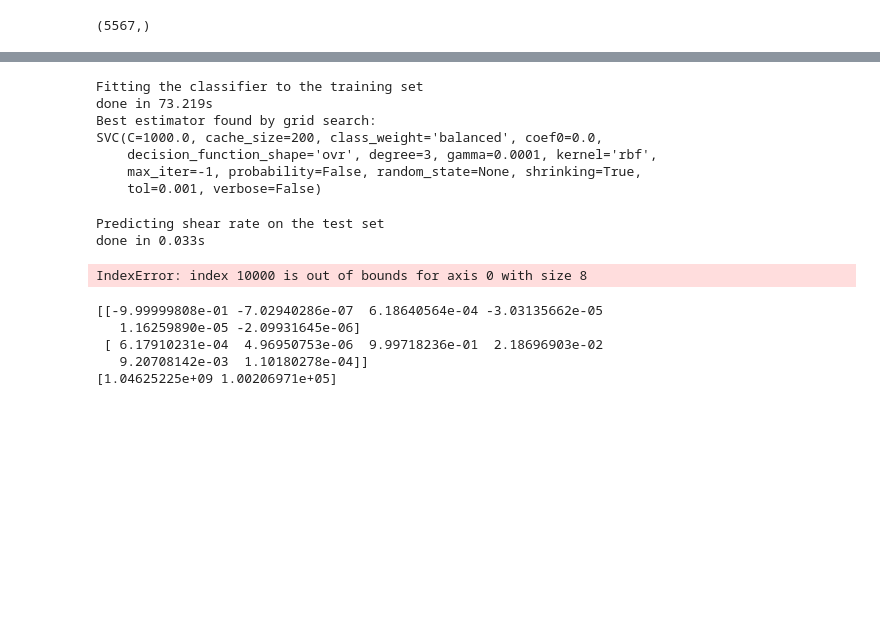
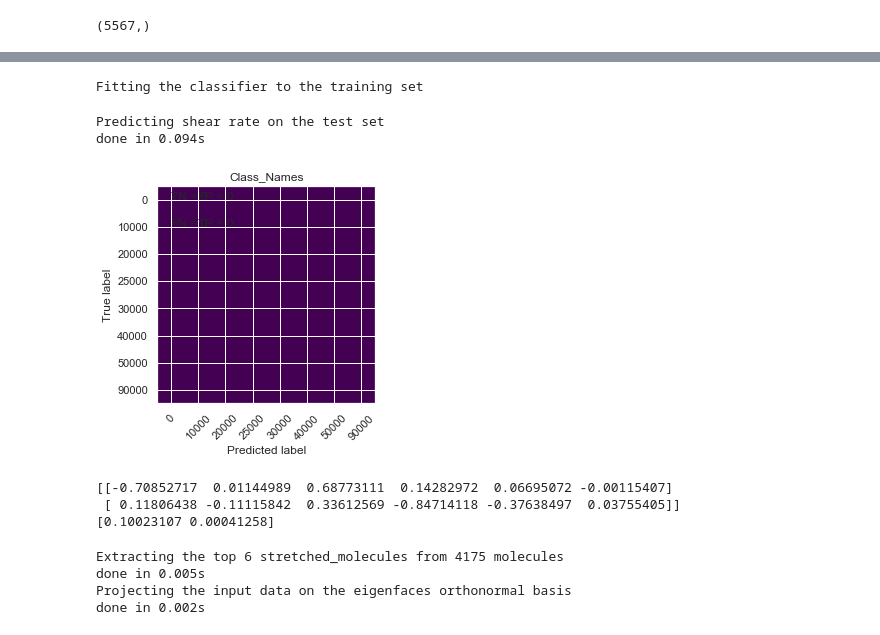
Before and after one commit to yiwang05/Conformational_change_of_VWF_under_shear, a Jupyter notebook: Linear ML.ipynb, the cells around one changed output, grey strips where cells are left out. Cells and saved outputs as stored; diff of their text form; code cells hidden in the pictures; blank space fills up the shorter version.

```diff
--- a/Linear ML.ipynb
+++ b/Linear ML.ipynb
@@ -43,8 +40,8 @@ X.shape
 # %%
 y = X[['shear rate']].values.ravel()
 print(y)
-X_=X.drop(columns=['shear rate'])
-print(X_)
+X=X.drop(columns=['shear rate'])
+print(X)
 # %% [output]
 [    0.     0.     0. ... 90000. 90000. 90000.]
       eccentricity  convex_area  major_axis_length  minor_axis_length  \
@@ -85,54 +102,49 @@ print("Best estimator found by grid search:")
 print(clf.best_estimator_)
 # %% [output]
 Fitting the classifier to the training set
-done in 73.219s
-Best estimator found by grid search:
-SVC(C=1000.0, cache_size=200, class_weight='balanced', coef0=0.0,
-    decision_function_shape='ovr', degree=3, gamma=0.0001, kernel='rbf',
-    max_iter=-1, probability=False, random_state=None, shrinking=True,
-    tol=0.001, verbose=False)
 # %%
 print("Predicting shear rate on the test set")
 t0 = time()
 y_pred = clf.predict(X_test)
 print("done in %0.3fs" % (time() - t0))
 
 shear_rate = np.array([0,10000,20000,25000,30000,40000,50000,90000])
-for i in shear_rate:
-    shear_rate[i]=str(shear_rate[i])
 n_classes = shear_rate.shape[0]
 
-print(classification_report(y_test, y_pred, target_names=shear_rate))
+print(classification_report(y_test, y_pred, target_names=str(shear_rate)))
 
 
 cm = confusion_matrix(y_test, y_pred, labels=range(n_classes))
 
 plt.clf()
 plt.imshow(cm, interpolation='nearest', cmap=plt.cm.viridis)
 plt.title('Class_Names')
 plt.ylabel('True label')
 plt.xlabel('Predicted label')
 tick_marks = np.arange(len(shear_rate))
 plt.xticks(tick_marks, shear_rate, rotation=45)
 plt.yticks(tick_marks, shear_rate)
 s = [['TN','FP'], ['FN', 'TP']]
 for i in range(2):
     for j in range(2):
         plt.text(j,i, str(s[i][j])+" = "+str(cm[i][j]))
 plt.show()
 # %% [output]
 Predicting shear rate on the test set
-done in 0.033s
+done in 0.094s
-IndexError: index 10000 is out of bounds for axis 0 with size 8
+[figure, added]
 # %%
+# find PCA components
+from sklearn.preprocessing import normalize
+
+X = normalize(X)
+print(X)
 pca = PCA(n_components=2)
 pca.fit(X)
 
 print(pca.components_)
 print(pca.explained_variance_)
 # %% [output]
-[[-9.99999808e-01 -7.02940286e-07  6.18640564e-04 -3.03135662e-05
-   1.16259890e-05 -2.09931645e-06]
- [ 6.17910231e-04  4.96950753e-06  9.99718236e-01  2.18696903e-02
-   9.20708142e-03  1.10180278e-04]]
-[1.04625225e+09 1.00206971e+05]
+[[-0.70852717  0.01144989  0.68773111  0.14282972  0.06695072 -0.00115407]
+ [ 0.11806438 -0.11115842  0.33612569 -0.84714118 -0.37638497  0.03755405]]
+[0.10023107 0.00041258]
@@ -145,0 +151,22 @@ plot_components(faces.data,
+# %%
+# Compute a PCA on the face dataset (treated as unlabeled
+# dataset): unsupervised feature extraction / dimensionality reduction
+n_components = 2
+
+print("Extracting the top %d stretched_molecules from %d molecules"
+      % (n_components, X_train.shape[0]))
+t0 = time()
+pca = PCA(n_components=n_components, svd_solver='randomized',
+          whiten=True).fit(X_train)
+print("done in %0.3fs" % (time() - t0))
+
+print("Projecting the input data on the eigenfaces orthonormal basis")
+t0 = time()
+X_train_pca = pca.transform(X_train)
+X_test_pca = pca.transform(X_test)
+print("done in %0.3fs" % (time() - t0))
+# %% [output]
+Extracting the top 6 stretched_molecules from 4175 molecules
+done in 0.005s
+Projecting the input data on the eigenfaces orthonormal basis
+done in 0.002s
```
Also changed, not shown: parts of 8 cells of this notebook.
